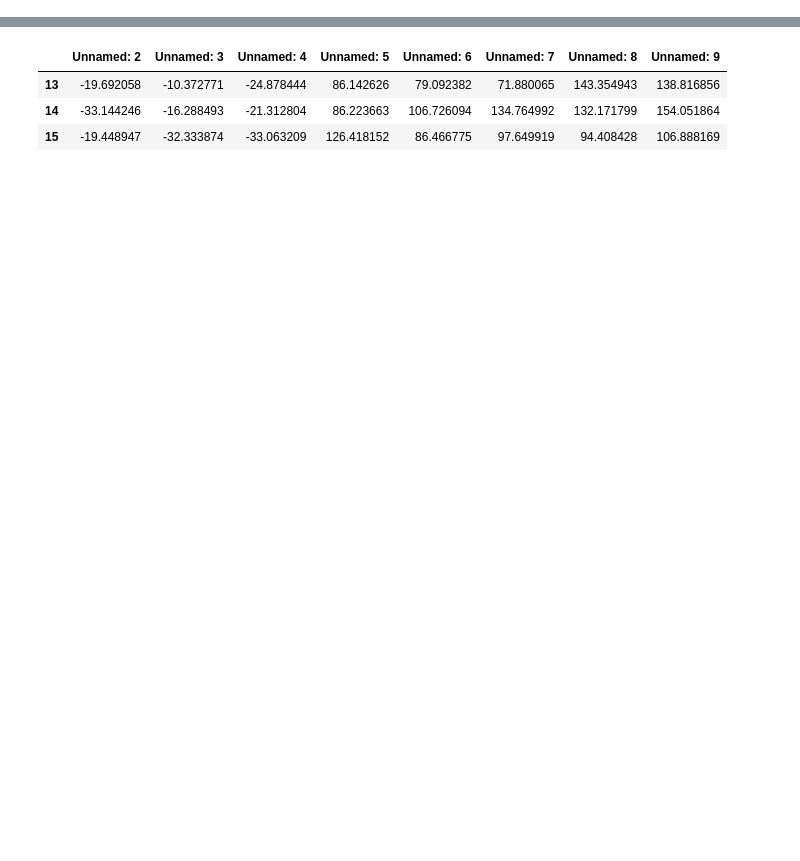
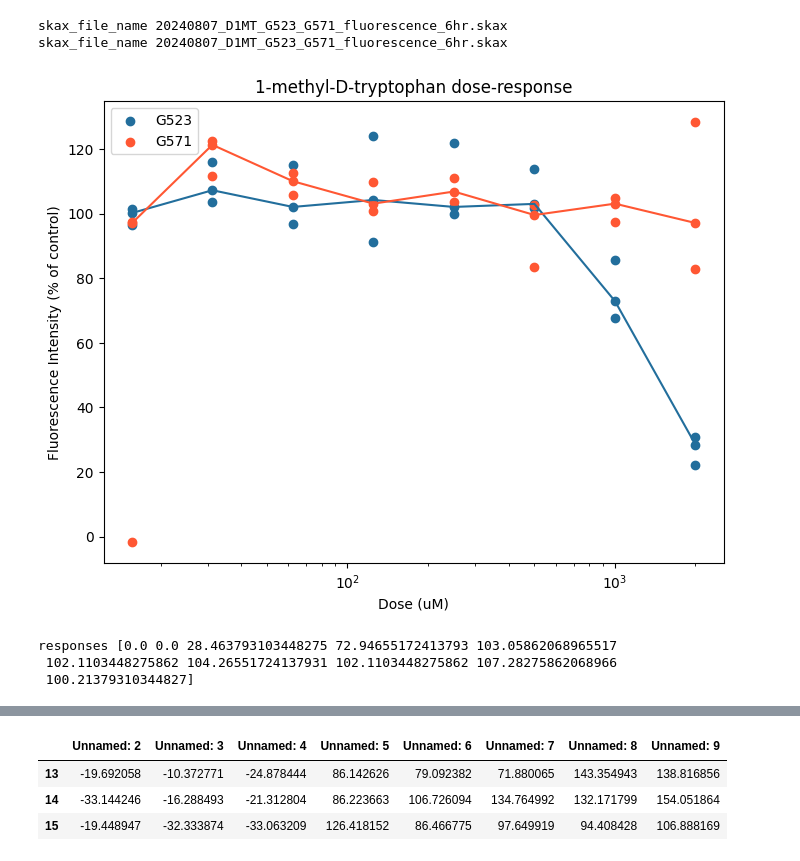
Before and after one commit to jess-xia/drug_dose_response, a Jupyter notebook: dose_response_alamar_triplicate.ipynb, the cells around one changed output, grey strips where cells are left out. Saved outputs shown, nothing was run; the diff lists cells and outputs as text; code cells hidden in the pictures; blank space fills up the shorter version.

```diff
--- a/dose_response_alamar_triplicate.ipynb
+++ b/dose_response_alamar_triplicate.ipynb
@@ -5,0 +111,34 @@ import matplotlib.pyplot as plt
+# %%
+file_path = "C:/GSC Project/drug_dose_response/raw_data/temporarySkanitExport Aug Wed 7 2024 17-36-39-9798442.xlsx"
+concentrations = [2000, 1000, 500, 250, 125, 62.5, 31.25, 15.625, 0]
+plot_title = '20240807_D1MT_G523_fluorescence_6hr'
+
+cell_line_1 = standardize_replicates(file_path, 1)
+cell_line_2 = standardize_replicates(file_path, 2)
+
+doses = np.array(concentrations[:-1])
+# Plot the data and the fit
+plt.figure(figsize=(8, 6))
+plt.scatter(doses, cell_line_1.iloc[0, :], label='G523', color='#226E9C')
+plt.scatter(doses, cell_line_1.iloc[1, :], color='#226E9C')
+plt.scatter(doses, cell_line_1.iloc[2, :], color='#226E9C')
+plt.scatter(doses, cell_line_2.iloc[0, :], label='G571', color='#FF5733')
+plt.scatter(doses, cell_line_2.iloc[1, :], color='#FF5733')
+plt.scatter(doses, cell_line_2.iloc[2, :], color='#FF5733')
+
+plt.plot(doses, cell_line_1.median(), color='#226E9C')
+plt.plot(doses, cell_line_2.median(), color='#FF5733')
+
+plt.xscale('log')
+plt.xlabel('Dose (uM)')
+plt.ylabel('Fluorescence Intensity (% of control)')
+plt.legend()
+plt.title('1-methyl-D-tryptophan dose-response')
+# Display the IC50 value on the plot
+
+plt.savefig('C:/GSC Project/drug_dose_response/figures/' + plot_title + '.png')
+plt.show()
+# %% [output]
+skax_file_name 20240807_D1MT_G523_G571_fluorescence_6hr.skax
+skax_file_name 20240807_D1MT_G523_G571_fluorescence_6hr.skax
+[figure, added]
@@ -5,0 +152,23 @@ import matplotlib.pyplot as plt
+# %%
+doses = np.array(modified_concentrations[:-1])
+
+# Find the median of each column in cell_line
+cell_line_med = modified_cell_line.median()
+responses = np.array(cell_line_med[:])
+print('responses', responses)
+
+# Fit the model to the data
+popt, pcov = curve_fit(dose_response, doses, responses, bounds=([-50, -50, 0, 0], [150, 150, 300, 10]))
+
+# Extract the fitted parameters
+bottom, top, ic50, hill_slope = popt
+# print(f"IC50: {ic50}")
+
+# Generate doses for plotting the fit
+# Use a range that covers all data points
+doses_fit = np.logspace(np.log10(min(doses)), np.log10(max(doses)), 100)
+responses_fit = dose_response(doses_fit, *popt)
+# %% [output]
+responses [0.0 0.0 28.463793103448275 72.94655172413793 103.05862068965517
+ 102.1103448275862 104.26551724137931 102.1103448275862 107.28275862068966
+ 100.21379310344827]
```
Also changed, not shown: parts of 25 cells of this notebook.
